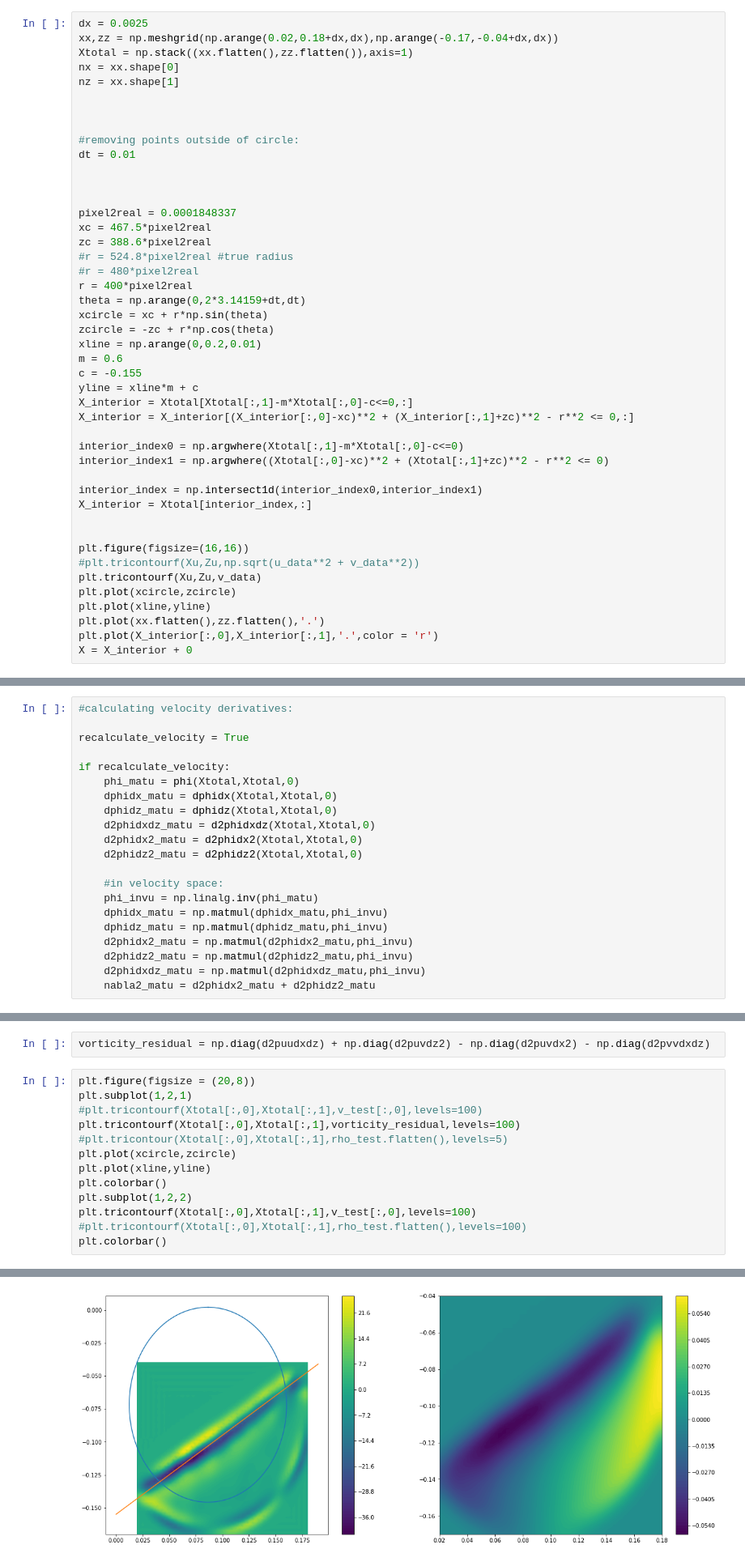
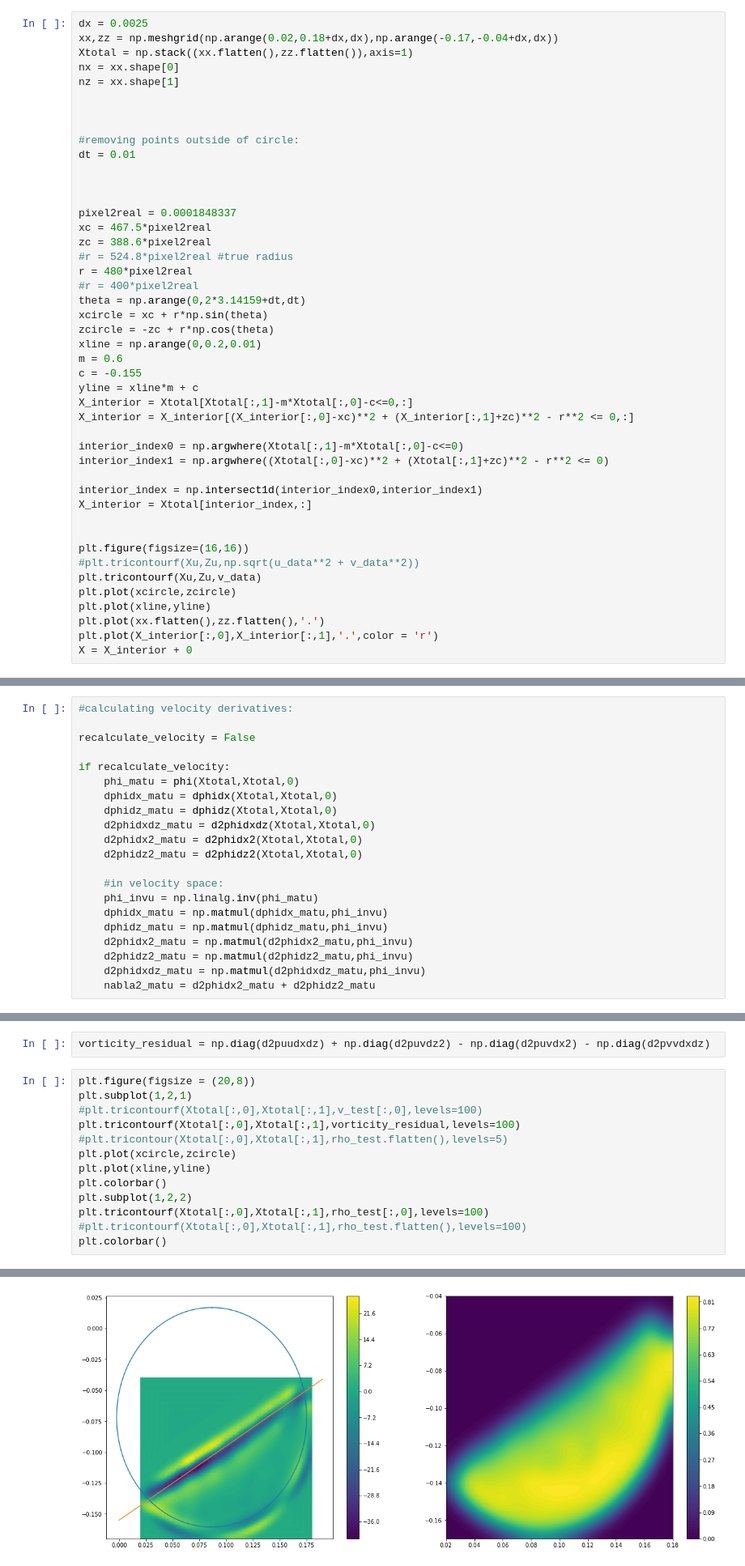
Before and after one commit to BAAYoung/RIMSAR, a Jupyter notebook: notebooks/03_analysis/301021BAY_RIMS_vorticity_inference.ipynb, the cells around one changed output, grey strips where cells are left out. Shown at 81% size. Drawn from its saved outputs; the diff is of its cells as text.

```diff
--- a/notebooks/03_analysis/301021BAY_RIMS_vorticity_inference.ipynb
+++ b/notebooks/03_analysis/301021BAY_RIMS_vorticity_inference.ipynb
@@ -161,8 +161,8 @@ pixel2real = 0.0001848337
 xc = 467.5*pixel2real
 zc = 388.6*pixel2real
 #r = 524.8*pixel2real #true radius
-#r = 480*pixel2real
-r = 400*pixel2real
+r = 480*pixel2real
+#r = 400*pixel2real
 theta = np.arange(0,2*3.14159+dt,dt)
 xcircle = xc + r*np.sin(theta)
 zcircle = -zc + r*np.cos(theta)
@@ -217,7 +217,7 @@ rho_test[np.isnan(rho_test)] = 0
 # %%
 #calculating velocity derivatives:
 
-recalculate_velocity = True
+recalculate_velocity = False
 
 if recalculate_velocity:
     phi_matu = phi(Xtotal,Xtotal,0)
@@ -294,17 +294,17 @@ vorticity_residual = np.diag(d2puudxdz) + np.diag(d2puvdz2) - np.diag(d2puvdx2)
 # %%
 plt.figure(figsize = (20,8))
 plt.subplot(1,2,1)
 #plt.tricontourf(Xtotal[:,0],Xtotal[:,1],v_test[:,0],levels=100)
 plt.tricontourf(Xtotal[:,0],Xtotal[:,1],vorticity_residual,levels=100)
 #plt.tricontour(Xtotal[:,0],Xtotal[:,1],rho_test.flatten(),levels=5)
 plt.plot(xcircle,zcircle)
 plt.plot(xline,yline)
 plt.colorbar()
 plt.subplot(1,2,2)
-plt.tricontourf(Xtotal[:,0],Xtotal[:,1],v_test[:,0],levels=100)
+plt.tricontourf(Xtotal[:,0],Xtotal[:,1],rho_test[:,0],levels=100)
 #plt.tricontourf(Xtotal[:,0],Xtotal[:,1],rho_test.flatten(),levels=100)
 plt.colorbar()
 # %% [output]
 <matplotlib.colorbar.Colorbar at 0x...>
-[figure, old version]
+[figure, new version]
 # %%
```
Also changed, not shown: parts of 11 cells of this notebook, 16 other files.
